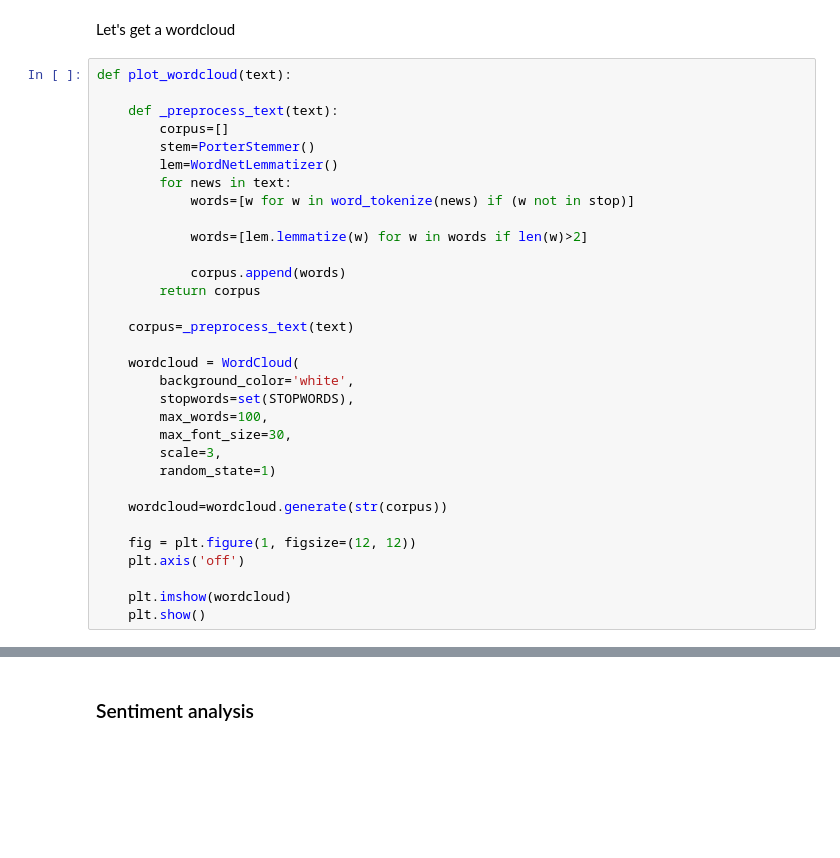
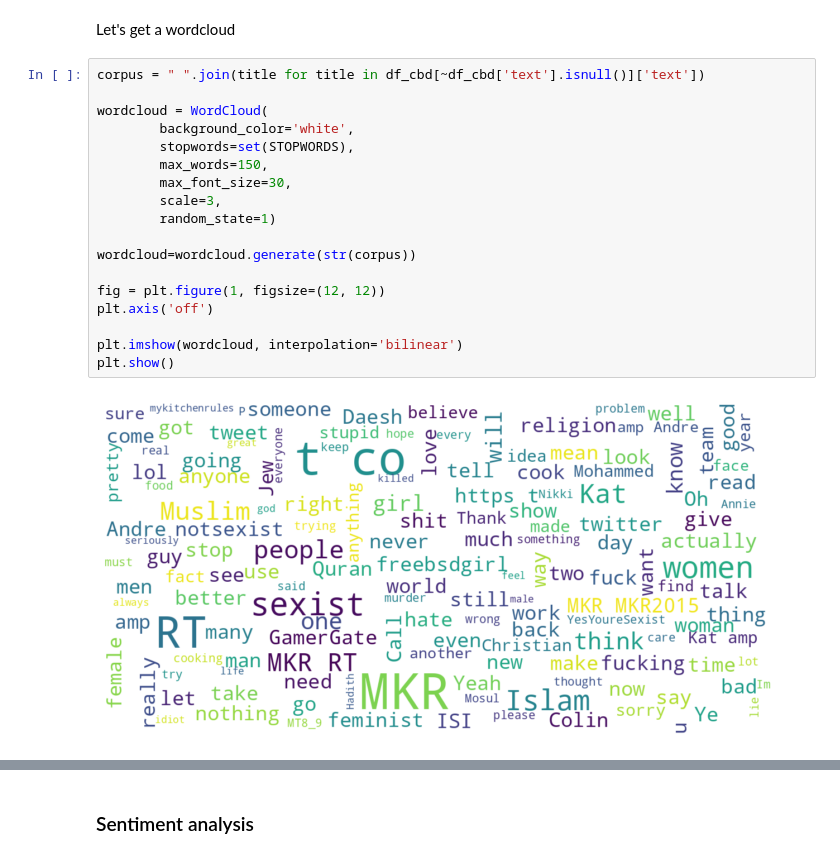
Before and after one commit to hmorales21/cyberbullying-detection-npl, a Jupyter notebook: notebooks/cyberbullying_npl_EDA.ipynb, the cells around one changed output, grey strips where cells are left out. Drawn from its saved outputs; the diff is of its cells as text; blank space fills up the shorter version.

Commit message:
preprocessing v.2

```diff
--- a/notebooks/cyberbullying_npl_EDA.ipynb
+++ b/notebooks/cyberbullying_npl_EDA.ipynb
@@ -255,34 +259,22 @@ topic
 # %% [markdown]
 Let's get a wordcloud
 # %%
-def plot_wordcloud(text):
+corpus = " ".join(title for title in df_cbd[~df_cbd['text'].isnull()]['text'])
 
-    def _preprocess_text(text):
-        corpus=[]
-        stem=PorterStemmer()
-        lem=WordNetLemmatizer()
-        for news in text:
-            words=[w for w in word_tokenize(news) if (w not in stop)]
-
-            words=[lem.lemmatize(w) for w in words if len(w)>2]
-
-            corpus.append(words)
-        return corpus
-
-    corpus=_preprocess_text(text)
-
-    wordcloud = WordCloud(
+wordcloud = WordCloud(
         background_color='white',
         stopwords=set(STOPWORDS),
-        max_words=100,
+        max_words=150,
         max_font_size=30,
         scale=3,
         random_state=1)
 
-    wordcloud=wordcloud.generate(str(corpus))
+wordcloud=wordcloud.generate(str(corpus))
 
-    fig = plt.figure(1, figsize=(12, 12))
-    plt.axis('off')
+fig = plt.figure(1, figsize=(12, 12))
+plt.axis('off')
 
-    plt.imshow(wordcloud)
-    plt.show()
+plt.imshow(wordcloud, interpolation='bilinear')
+plt.show()
+# %% [output]
+[figure, added]
```
Also changed, not shown: parts of 8 cells of this notebook, 3 other files.
